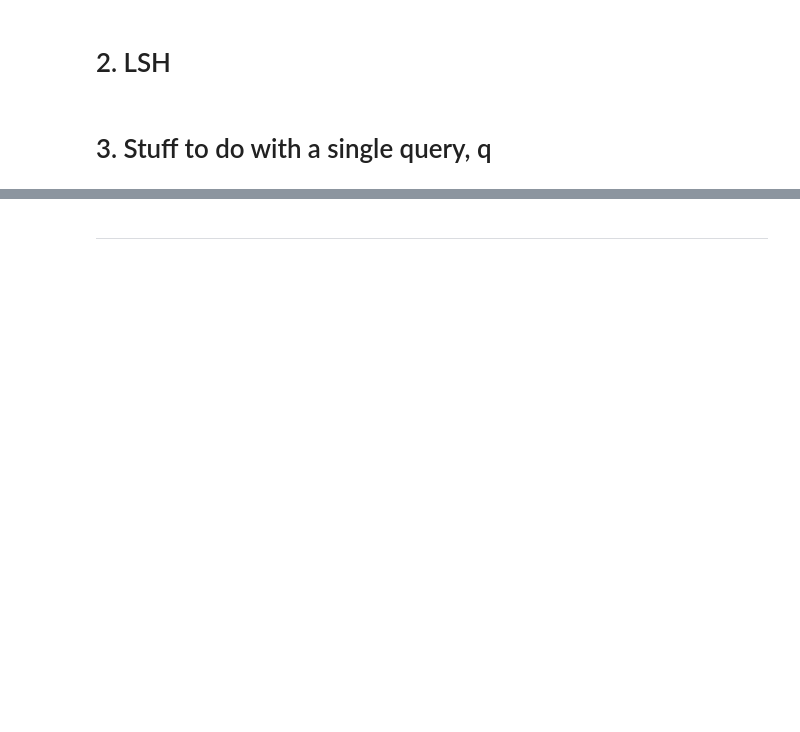
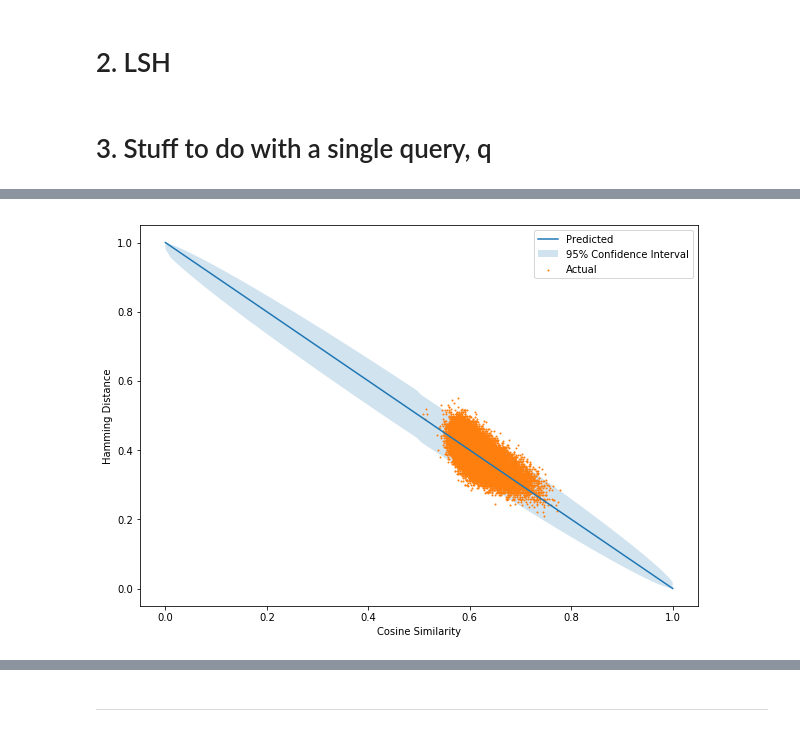
Before and after one commit to davidtag/cs166-project, a Jupyter notebook: Experiment_grid_search.ipynb, the cells around one changed output, grey strips where cells are left out. Drawn from its saved outputs; the diff is of its cells as text; code cells hidden in the pictures; blank space fills up the shorter version.

```diff
--- a/Experiment_grid_search.ipynb
+++ b/Experiment_grid_search.ipynb
@@ -128,0 +59,4 @@ plt.show()
+# %%
+query_obj.sim_vs_ham()
+# %% [output]
+[figure, added]
```
Also changed, not shown: parts of 20 cells of this notebook, 3 other files.
